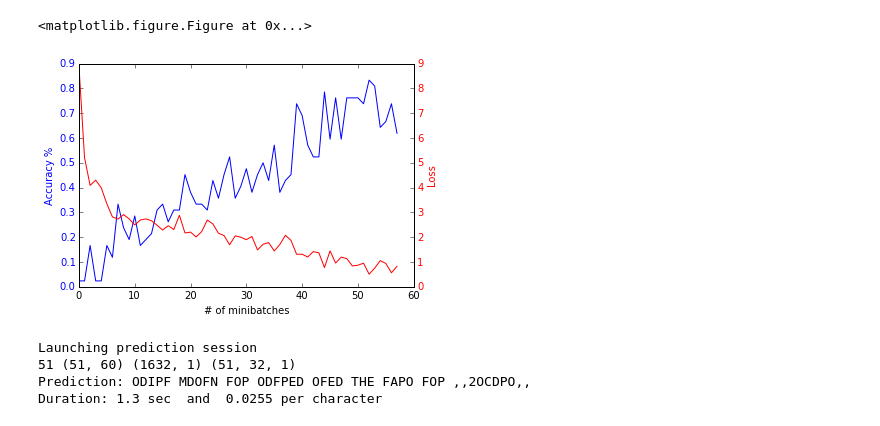
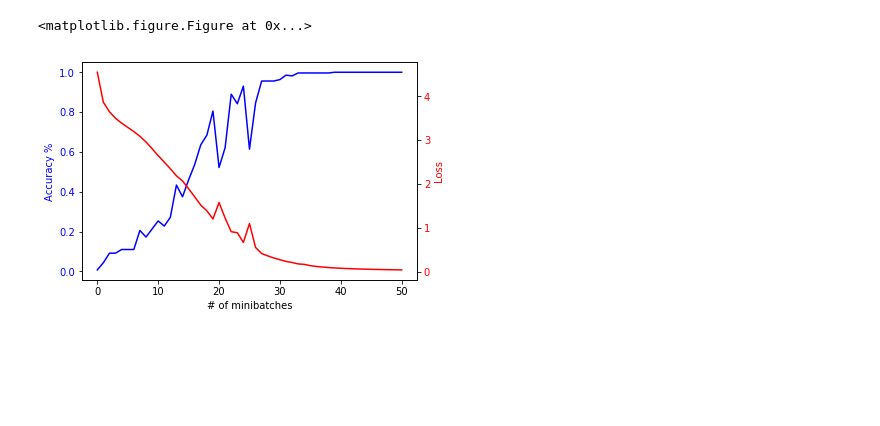
Before and after one commit to ag1le/LSTM_morse, a Jupyter notebook: LSTM RNN Example.ipynb, the cells around one changed output. Saved outputs shown, nothing was run; the diff lists cells and outputs as text; code cells hidden in the pictures; blank space fills up the shorter version.

Commit message:
New Dynamic Recurrent Neural Network for Morse decoding.

```diff
--- a/LSTM RNN Example.ipynb
+++ b/LSTM RNN Example.ipynb
@@ -531,0 +107,13 @@ Training duration: 180.8 secs
+# %%
+pred = dynamicRNN(x, seqlen, weights, biases)
+
+# Define loss and optimizer
+cost = tf.reduce_mean(tf.nn.softmax_cross_entropy_with_logits(logits=pred, labels=y))
+optimizer = tf.train.GradientDescentOptimizer(learning_rate=learning_rate).minimize(cost)
+
+# Evaluate model
+correct_pred = tf.equal(tf.argmax(pred,1), tf.argmax(y,1))
+accuracy = tf.reduce_mean(tf.cast(correct_pred, tf.float32))
+
+# Initialize the variables (i.e. assign their default value)
+init = tf.global_variables_initializer()
@@ -532,62 +194,23 @@ Training duration: 180.8 secs
 # %%
+# ===========================
+#   PLOT ACCURACY/LOSS CURVES
+# ===========================
 
-# plot resulting loss/accuracy curves
+
 plt.figure(figsize=(12,6))
 fig, ax1 = plt.subplots()
-ax1.plot(acc, 'b')
+ax1.plot(t_acc, 'b')
 ax1.set_xlabel('# of minibatches')
 ax1.set_ylabel('Accuracy %', color='b')
 for tl in ax1.get_yticklabels():
     tl.set_color('b')
 
-
 ax2 = ax1.twinx()
-ax2.plot(loss, 'r')
+ax2.plot(t_loss, 'r')
 ax2.set_ylabel('Loss', color='r')
 for tl in ax2.get_yticklabels():
     tl.set_color('r')
 plt.show()
 # %% [output]
 <matplotlib.figure.Figure at 0x...>
-[figure, old version]
+[figure, new version]
-# %%
-import time
-print "Launching prediction session"
-
-y_hat = tf.cast(tf.argmax(pred,1), tf.types.float32)
-
-
-# create a test input from string
-ts_str = "QUICK BROWN FOX JUMPED OVER THE LAZY FOX 0123456789"
-ts=signal(ts_str,1200,0,0.0,True)
-
-xs = ts[["sig"]].as_matrix()
-bs = xs.shape[0]/32
-xs = xs[0:bs*32]
-ys = np.zeros((bs,n_classes))
-
-# uncomment next 2 lines to create one tes character
-#bs =1
-#xs = np.array([1,0,1,1,1,0,0,0,0,0,0,0,0,0,0,0,0,0,0,0,0,0,0,0,0,0,0,0,0,0,0,0],dtype=float)
-batch_xs =xs.reshape((bs,32,1))
-print bs, ys.shape,xs.shape,batch_xs.shape
-
-# load the model and predict label based on test input
-predict = []
-with tf.Session() as sess:
-    ckpt = tf.train.get_checkpoint_state('.')
-    saver.restore(sess, ckpt.model_checkpoint_path)
-    start = time.time()
-    for i in range(bs):
-        pr = sess.run(y_hat, feed_dict={x: batch_xs[i:i+1].reshape((1,32,1)), y: ys,
-                                         istate: np.zeros((1, 2*n_hidden))})
-        predict += (Morsecode.keys()[int(pr[0])])
-    stop = time.time()
-    print "Prediction:",''.join(predict)
-
-print "Duration:","{:.1f} sec".format(stop-start), " and ", "{:.4f} per character".format((stop-start)/bs)
-# %% [output]
-Launching prediction session
-51 (51, 60) (1632, 1) (51, 32, 1)
-Prediction: ODIPF MDOFN FOP ODFPED OFED THE FAPO FOP ,,2OCDPO,,
-Duration: 1.3 sec  and  0.0255 per character
```
Also changed, not shown: parts of 16 cells of this notebook, 4 other files.
